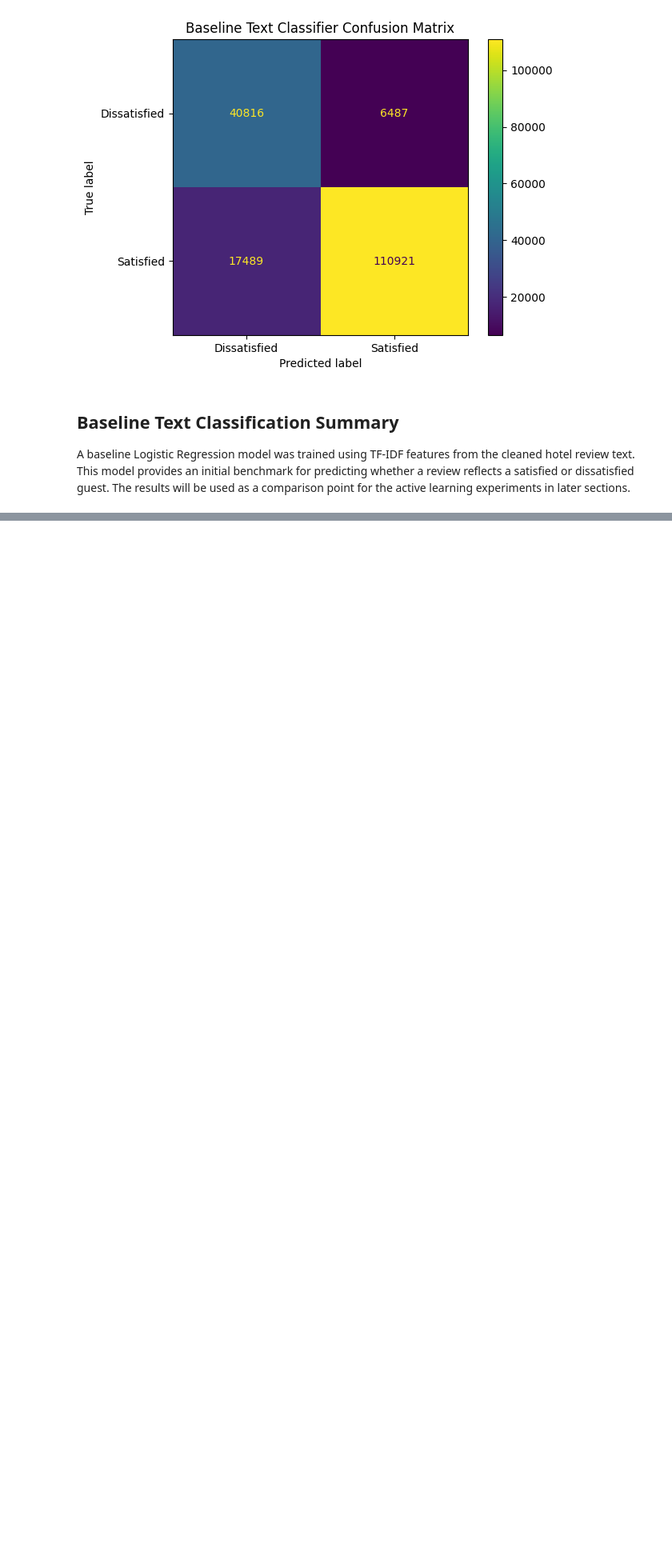
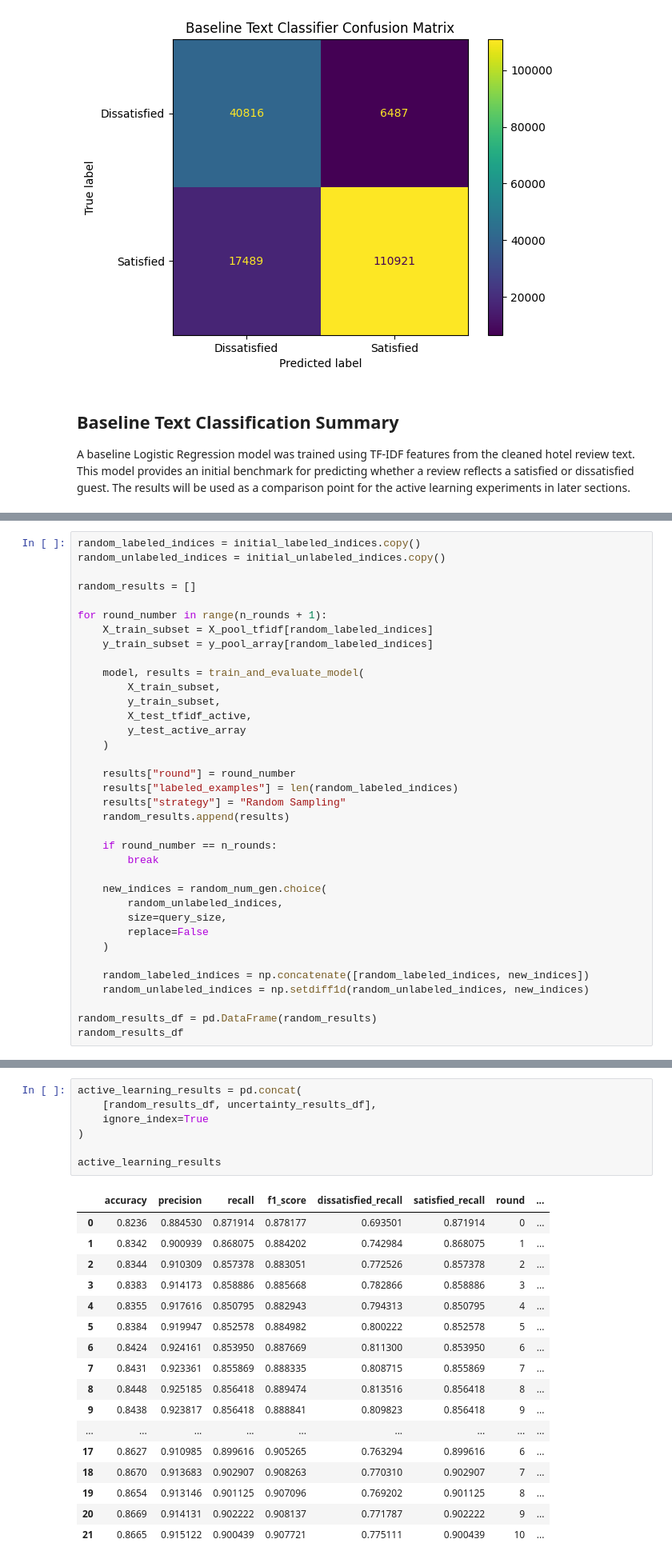
Before and after one commit to ElijahAmir08/Active-Learning-Review-Satisfication, a Jupyter notebook: notebooks/review_satisfaction_analysis.ipynb, the cells around one changed output, grey strips where cells are left out. Shown at 80% size. Cells and saved outputs as stored; diff of their text form; blank space fills up the shorter version.

```diff
--- a/notebooks/review_satisfaction_analysis.ipynb
+++ b/notebooks/review_satisfaction_analysis.ipynb
@@ -431,0 +574,36 @@ A baseline Logistic Regression model was trained using TF-IDF features from the
+# %%
+random_labeled_indices = initial_labeled_indices.copy()
+random_unlabeled_indices = initial_unlabeled_indices.copy()
+
+random_results = []
+
+for round_number in range(n_rounds + 1):
+    X_train_subset = X_pool_tfidf[random_labeled_indices]
+    y_train_subset = y_pool_array[random_labeled_indices]
+
+    model, results = train_and_evaluate_model(
+        X_train_subset,
+        y_train_subset,
+        X_test_tfidf_active,
+        y_test_active_array
+    )
+
+    results["round"] = round_number
+    results["labeled_examples"] = len(random_labeled_indices)
+    results["strategy"] = "Random Sampling"
+    random_results.append(results)
+
+    if round_number == n_rounds:
+        break
+
+    new_indices = random_num_gen.choice(
+        random_unlabeled_indices,
+        size=query_size,
+        replace=False
+    )
+
+    random_labeled_indices = np.concatenate([random_labeled_indices, new_indices])
+    random_unlabeled_indices = np.setdiff1d(random_unlabeled_indices, new_indices)
+
+random_results_df = pd.DataFrame(random_results)
+random_results_df
@@ -431,0 +689,25 @@ A baseline Logistic Regression model was trained using TF-IDF features from the
+# %%
+active_learning_results = pd.concat(
+    [random_results_df, uncertainty_results_df],
+    ignore_index=True
+)
+
+active_learning_results
+# %% [output]
+|  | accuracy | precision | recall | f1_score | dissatisfied_recall | satisfied_recall | round | ... |
+| 0 | 0.8236 | 0.884530 | 0.871914 | 0.878177 | 0.693501 | 0.871914 | 0 | ... |
+| 1 | 0.8342 | 0.900939 | 0.868075 | 0.884202 | 0.742984 | 0.868075 | 1 | ... |
+| 2 | 0.8344 | 0.910309 | 0.857378 | 0.883051 | 0.772526 | 0.857378 | 2 | ... |
+| 3 | 0.8383 | 0.914173 | 0.858886 | 0.885668 | 0.782866 | 0.858886 | 3 | ... |
+| 4 | 0.8355 | 0.917616 | 0.850795 | 0.882943 | 0.794313 | 0.850795 | 4 | ... |
+| 5 | 0.8384 | 0.919947 | 0.852578 | 0.884982 | 0.800222 | 0.852578 | 5 | ... |
+| 6 | 0.8424 | 0.924161 | 0.853950 | 0.887669 | 0.811300 | 0.853950 | 6 | ... |
+| 7 | 0.8431 | 0.923361 | 0.855869 | 0.888335 | 0.808715 | 0.855869 | 7 | ... |
+| 8 | 0.8448 | 0.925185 | 0.856418 | 0.889474 | 0.813516 | 0.856418 | 8 | ... |
+| 9 | 0.8438 | 0.923817 | 0.856418 | 0.888841 | 0.809823 | 0.856418 | 9 | ... |
+| ... | ... | ... | ... | ... | ... | ... | ... | ... |
+| 17 | 0.8627 | 0.910985 | 0.899616 | 0.905265 | 0.763294 | 0.899616 | 6 | ... |
+| 18 | 0.8670 | 0.913683 | 0.902907 | 0.908263 | 0.770310 | 0.902907 | 7 | ... |
+| 19 | 0.8654 | 0.913146 | 0.901125 | 0.907096 | 0.769202 | 0.901125 | 8 | ... |
+| 20 | 0.8669 | 0.914131 | 0.902222 | 0.908137 | 0.771787 | 0.902222 | 9 | ... |
+| 21 | 0.8665 | 0.915122 | 0.900439 | 0.907721 | 0.775111 | 0.900439 | 10 | ... |
```
Also changed, not shown: parts of 34 cells of this notebook, 1 other file.
